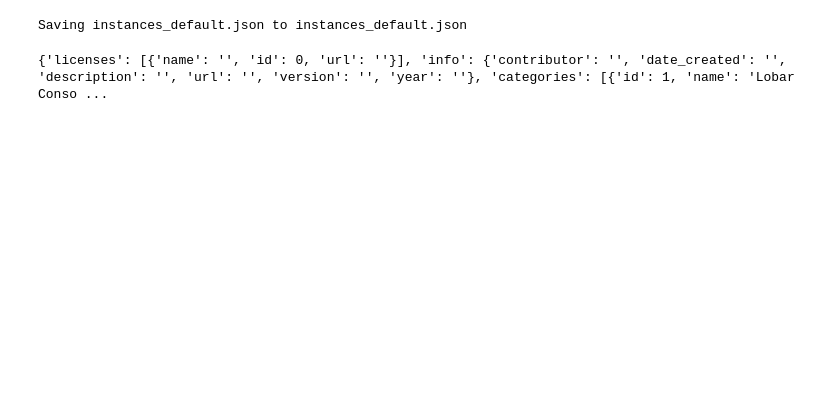
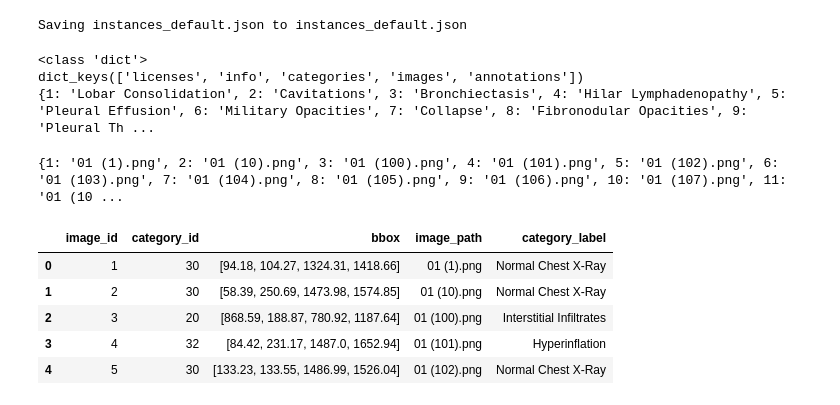
Before and after one commit to sprakhar778/Demo-, a Jupyter notebook: X_Ray_Image_Annotation.ipynb, the cells around one changed output. Drawn from its saved outputs; the diff is of its cells as text; code cells hidden in the pictures; blank space fills up the shorter version.

```diff
--- a/X_Ray_Image_Annotation.ipynb
+++ b/X_Ray_Image_Annotation.ipynb
@@ -13,7 +13,53 @@ import json
 with open('instances_default.json') as f:
     data = json.load(f)
 
-# Print the JSON data
-print(data)
+# # Print the JSON data
+# print(data)
+print(type(data))
+print(data.keys())
+# print(data['categories'])
+categories=data['categories']
+# print(len(categories))
+categories_dict={}
+for i in range(len(categories)):
+  categories_dict[categories[i]['id']]=categories[i]['name']
+print(categories_dict)
 # %% [output]
-{'licenses': [{'name': '', 'id': 0, 'url': ''}], 'info': {'contributor': '', 'date_created': '', 'description': '', 'url': '', 'version': '', 'year': ''}, 'categories': [{'id': 1, 'name': 'Lobar Conso ...
+<class 'dict'>
+dict_keys(['licenses', 'info', 'categories', 'images', 'annotations'])
+{1: 'Lobar Consolidation', 2: 'Cavitations', 3: 'Bronchiectasis', 4: 'Hilar Lymphadenopathy', 5: 'Pleural Effusion', 6: 'Military Opacities', 7: 'Collapse', 8: 'Fibronodular Opacities', 9: 'Pleural Th ...
+# %%
+# print(data['images'])
+images=data['images']
+images_dict={}
+
+for i in range(len(images)):
+
+  images_dict[images[i]['id']]=images[i]['file_name']
+
+
+
+print(images_dict)
+# print(len(images_dict))
+# %% [output]
+{1: '01 (1).png', 2: '01 (10).png', 3: '01 (100).png', 4: '01 (101).png', 5: '01 (102).png', 6: '01 (103).png', 7: '01 (104).png', 8: '01 (105).png', 9: '01 (106).png', 10: '01 (107).png', 11: '01 (10 ...
+# %%
+import pandas as pd
+# print(data['annotations'])
+annotations=data['annotations']
+
+df = pd.DataFrame(annotations, columns=['image_id', 'category_id', 'bbox'])
+
+# print(len(data['annotations']))
+
+df = df.drop_duplicates(subset=['image_id'])
+df['image_path'] = df['image_id'].map(images_dict)
+df['category_label'] = df['category_id'].map(categories_dict)
+df.head()
+# %% [output]
+|  | image_id | category_id | bbox | image_path | category_label |
+| 0 | 1 | 30 | [94.18, 104.27, 1324.31, 1418.66] | 01 (1).png | Normal Chest X-Ray |
+| 1 | 2 | 30 | [58.39, 250.69, 1473.98, 1574.85] | 01 (10).png | Normal Chest X-Ray |
+| 2 | 3 | 20 | [868.59, 188.87, 780.92, 1187.64] | 01 (100).png | Interstitial Infiltrates |
+| 3 | 4 | 32 | [84.42, 231.17, 1487.0, 1652.94] | 01 (101).png | Hyperinflation |
+| 4 | 5 | 30 | [133.23, 133.55, 1486.99, 1526.04] | 01 (102).png | Normal Chest X-Ray |
```
Also changed, not shown: parts of 1 cell of this notebook.
